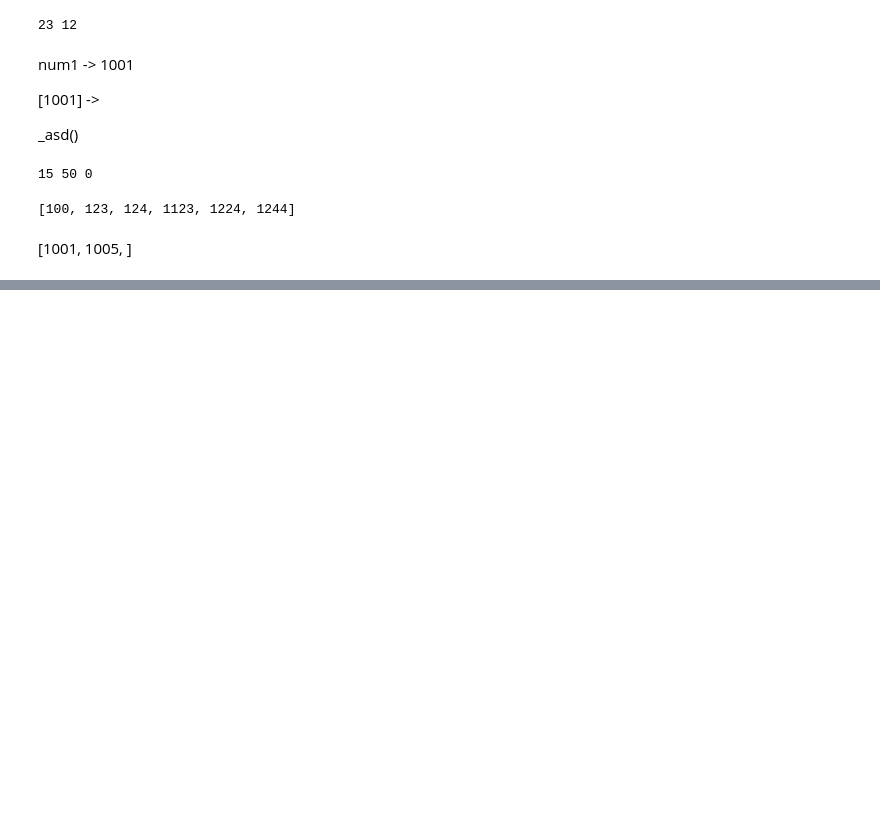
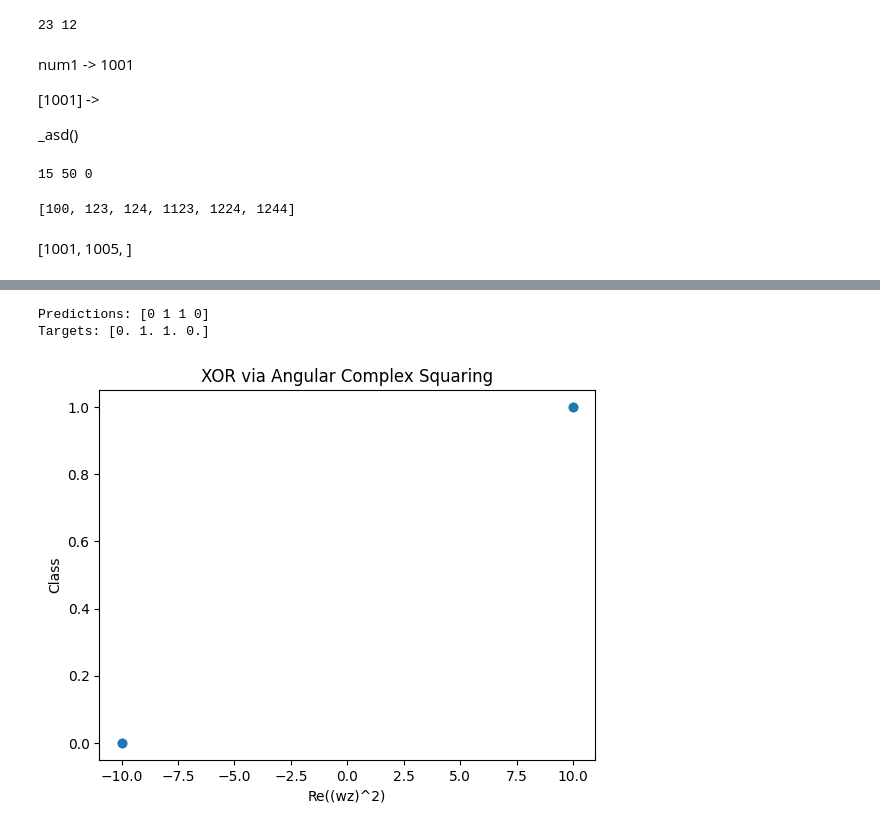
Before and after one commit to swagatobiswas2017-sketch/pythonfromBasics, a Jupyter notebook: Class/test.ipynb, the cells around one changed output, grey strips where cells are left out. Cells and saved outputs as stored; diff of their text form; code cells hidden in the pictures; blank space fills up the shorter version.

```diff
--- a/Class/test.ipynb
+++ b/Class/test.ipynb
@@ -295,0 +392,60 @@ print(a)
+# %%
+import numpy as np
+import matplotlib.pyplot as plt
+
+# XOR dataset
+X = np.array([
+    [0, 0],
+    [0, 1],
+    [1, 0],
+    [1, 1]
+], dtype=float)
+
+y = np.array([0, 1, 1, 0], dtype=float)
+
+# Center and convert to complex
+z = (X[:,0] - 0.5) + 1j*(X[:,1] - 0.5)
+
+# Initialize complex weight
+np.random.seed(0)
+w = np.random.randn() + 1j*np.random.randn()
+
+lr = 0.5
+epochs = 3000
+
+def sigmoid(x):
+    return 1 / (1 + np.exp(-x))
+
+for _ in range(epochs):
+
+    # Forward
+    u = w * z
+    f = np.real(u**2)   # key nonlinear geometric operation
+    y_hat = sigmoid(f)
+
+    error = y_hat - y
+
+    # derivative of Re(u^2) wrt w
+    grad = np.sum(error * 2 * z * u)
+
+    w -= lr * grad / len(z)
+
+# Final prediction
+u = w * z
+f = np.real(u**2)
+y_hat = sigmoid(f)
+predictions = (y_hat > 0.5).astype(int)
+
+print("Predictions:", predictions)
+print("Targets:", y)
+
+plt.figure()
+plt.scatter(f, y)
+plt.xlabel("Re((wz)^2)")
+plt.ylabel("Class")
+plt.title("XOR via Angular Complex Squaring")
+plt.show()
+# %% [output]
+Predictions: [0 1 1 0]
+Targets: [0. 1. 1. 0.]
+[figure, added]
```
Also changed, not shown: parts of 15 cells of this notebook.
